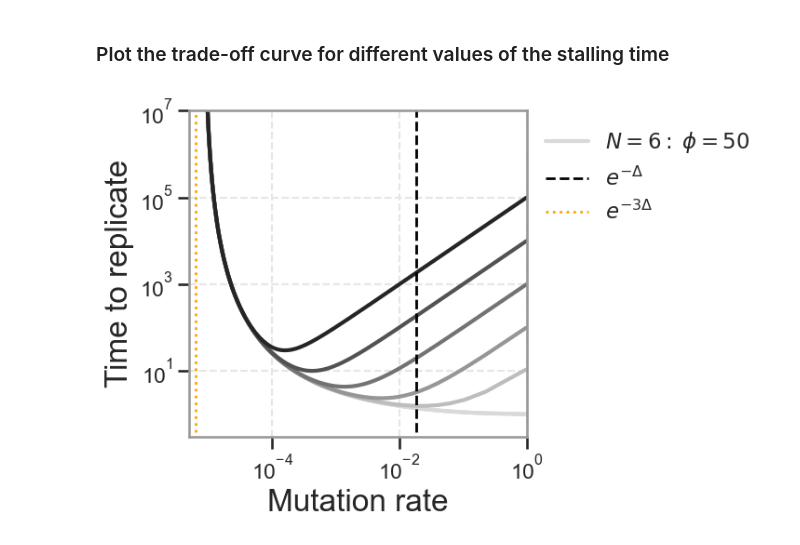
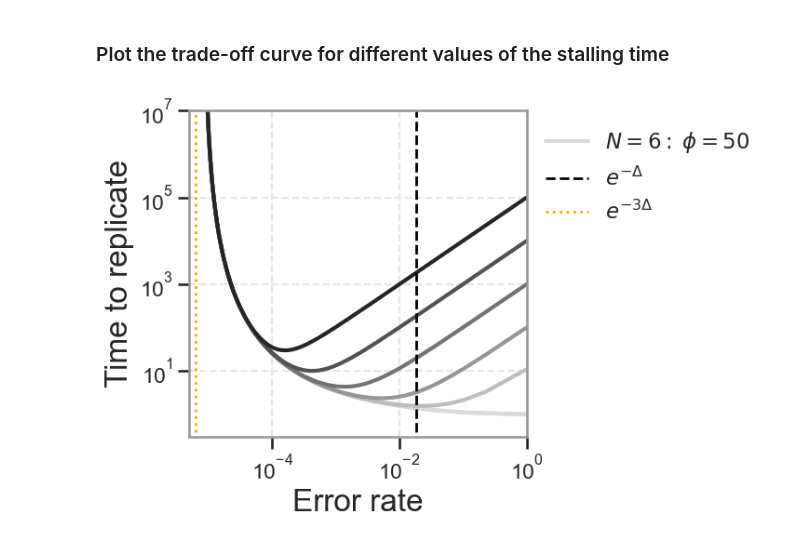
Before and after one commit to riccardoravasio/evolution-of-error-correction, a Jupyter notebook: kinetic_proofreading/20240802 Model of kinetic proofreading.ipynb, the cells around one changed output. Saved outputs shown, nothing was run; the diff lists cells and outputs as text; code cells hidden in the pictures.

```diff
--- a/kinetic_proofreading/20240802 Model of kinetic proofreading.ipynb
+++ b/kinetic_proofreading/20240802 Model of kinetic proofreading.ipynb
@@ -416,32 +417,32 @@ N_list = [6]
 
 t_stall = [0, 1e1, 1e2, 1e3, 1e4, 1e5]
 
 fig, ax = plt.subplots(1,1, figsize=(7.5, 5), sharey=True)
 for j in range(len(list_phi)):
     for k in range(len(t_stall)):
         if k==0:
             ax.plot(xN6[list_phi[j]], 1/np.asarray(np.asarray(yRN6[list_phi[j]]))+t_stall[k]*np.asarray(xN6[list_phi[j]]), '-',  \
                    color=pal.colorbrewer.sequential.Greys_7.mpl_colors[k+1], linewidth=3, \
                    label=r'$N=6:$ $\phi=%d$'%phi_list[list_phi[j]])
 
         ax.plot(xN6[list_phi[j]], 1/np.asarray(np.asarray(yRN6[list_phi[j]]))+t_stall[k]*np.asarray(xN6[list_phi[j]]), '-',  \
                    color=pal.colorbrewer.sequential.Greys_7.mpl_colors[k+1], linewidth=3)
 
     ylim = ax.get_ylim()
     ax.plot([10**np.log10(np.exp(-delta)), 10**np.log10(np.exp(-delta))], [-5,1e10], '--', color = 'black', \
                linewidth=2, alpha=1, label=r'$e^{-\Delta}$')
     ax.plot([10**np.log10(np.exp(-3*delta)), 10**np.log10(np.exp(-3*delta))], [-5,1e10], ':', color = 'orange', \
                linewidth=2, alpha=1, label=r'$e^{-3\Delta}$')
 
 ax.set_ylim([3e-1,1e7])
 ax.set_xlim([0.8*10**np.log10(np.exp(-3*delta)),1e0])
 ax.set_ylabel(r'Time to replicate')
-ax.set_xlabel(r'Mutation rate')
+ax.set_xlabel(r'Error rate')
 ax.set_yscale('log')
 ax.set_xscale('log')
 ax.legend(bbox_to_anchor=(1, 1), frameon=False)
 plt.tight_layout()
 #plt.savefig('dkp_tradeoff_varyingstall.pdf')
 plt.show()
 # %% [output]
-[figure, old version]
+[figure, new version]
```
Also changed, not shown: parts of 4 cells of this notebook.
